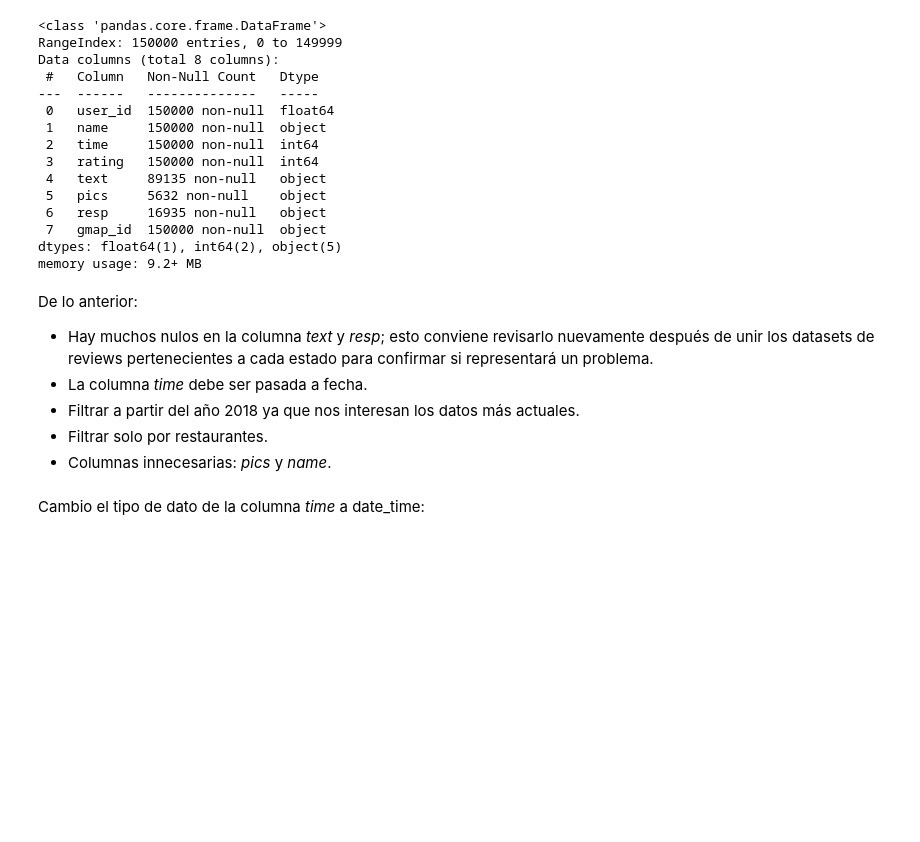
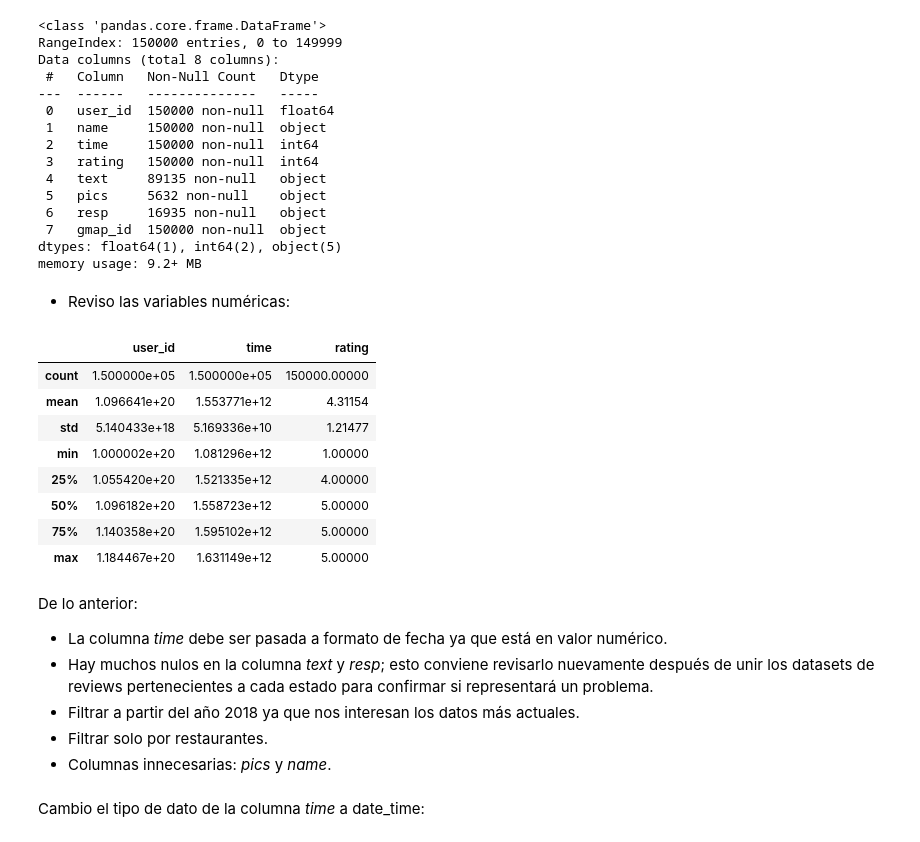
Before and after one commit to OlgaAcosta/Final_Project_DS_Henry, a Jupyter notebook: EDA-ETL.ipynb, the cells around one changed output. Saved outputs shown, nothing was run; the diff lists cells and outputs as text; code cells hidden in the pictures; blank space fills up the shorter version.

```diff
--- a/EDA-ETL.ipynb
+++ b/EDA-ETL.ipynb
@@ -461,11 +478,24 @@ Data columns (total 8 columns):
  7   gmap_id  150000 non-null  object
 dtypes: float64(1), int64(2), object(5)
 memory usage: 9.2+ MB
+# %% [markdown]
+* Reviso las variables numéricas:
+# %%
+cal_1_copy.describe()
+# %% [output]
+|  | user_id | time | rating |
+| count | 1.500000e+05 | 1.500000e+05 | 150000.00000 |
+| mean | 1.096641e+20 | 1.553771e+12 | 4.31154 |
+| std | 5.140433e+18 | 5.169336e+10 | 1.21477 |
+| min | 1.000002e+20 | 1.081296e+12 | 1.00000 |
+| 25% | 1.055420e+20 | 1.521335e+12 | 4.00000 |
+| 50% | 1.096182e+20 | 1.558723e+12 | 5.00000 |
+| 75% | 1.140358e+20 | 1.595102e+12 | 5.00000 |
+| max | 1.184467e+20 | 1.631149e+12 | 5.00000 |
 # %% [markdown]
 De lo anterior:
-
+* La columna *time* debe ser pasada a formato de fecha ya que está en valor numérico.
 * Hay muchos nulos en la columna *text* y *resp*; esto conviene revisarlo nuevamente después de unir los datasets de reviews  pertenecientes a cada estado para confirmar si representará un problema.
-* La columna *time* debe ser pasada a fecha.
 * Filtrar a partir del año 2018 ya que nos interesan los datos más actuales.
 * Filtrar solo por restaurantes.
 * Columnas innecesarias: *pics* y *name*.
```
Also changed, not shown: parts of 9 cells of this notebook, 1 other file.
